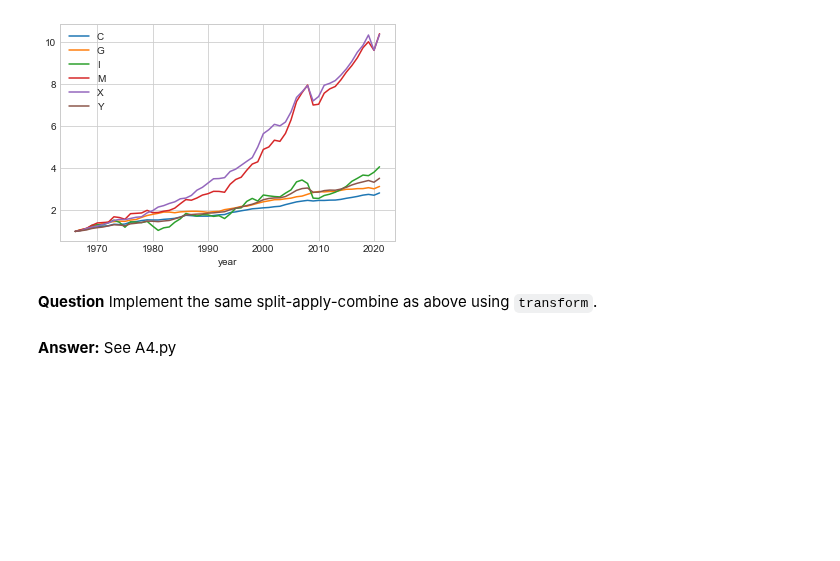
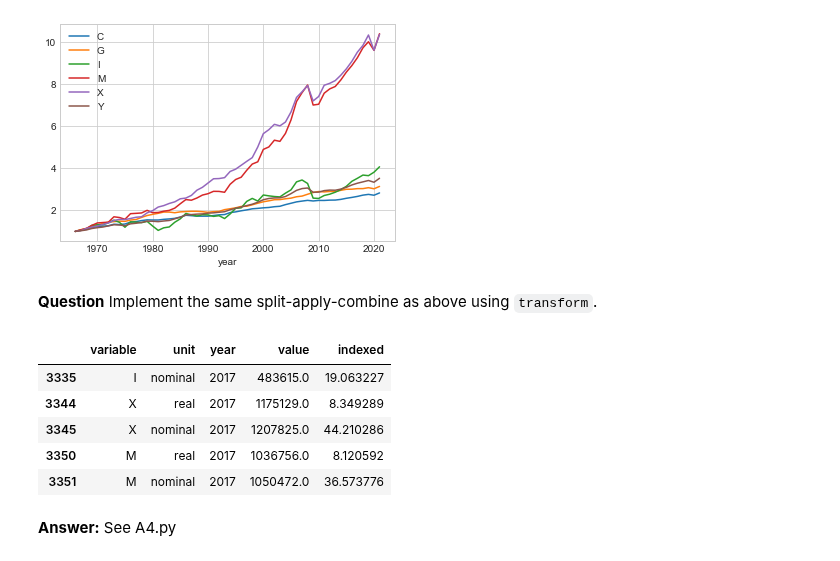
Before and after one commit to KamilPan/PS, a Jupyter notebook: PS4/problem_set_4.ipynb, the cells around one changed output. Saved outputs shown, nothing was run; the diff lists cells and outputs as text; code cells hidden in the pictures; blank space fills up the shorter version.

```diff
--- a/PS4/problem_set_4.ipynb
+++ b/PS4/problem_set_4.ipynb
@@ -237,11 +266,18 @@ plot(nah1_true)
 # %%
 def first(x): # select the first element in a series
     return x.iloc[0]
 
-# nah1_alt = nah1_final.copy()
-# grouped = nah1_alt.groupby(?)
-#nah1_alt[?] = ?.transform(lambda x: ?)
-#nah1_alt.head()
+nah1_alt = nah1.copy()
+grouped = nah1_alt.groupby(['variable','unit'])
+nah1_alt['indexed'] = grouped['value'].transform(lambda x: x/first(x))
+nah1_alt.tail()
+# %% [output]
+|  | variable | unit | year | value | indexed |
+| 3335 | I | nominal | 2017 | 483615.0 | 19.063227 |
+| 3344 | X | real | 2017 | 1175129.0 | 8.349289 |
+| 3345 | X | nominal | 2017 | 1207825.0 | 44.210286 |
+| 3350 | M | real | 2017 | 1036756.0 | 8.120592 |
+| 3351 | M | nominal | 2017 | 1050472.0 | 36.573776 |
 # %% [markdown]
 **Answer:** See A4.py
 # %% [markdown]
```
Also changed, not shown: parts of 8 cells of this notebook.
